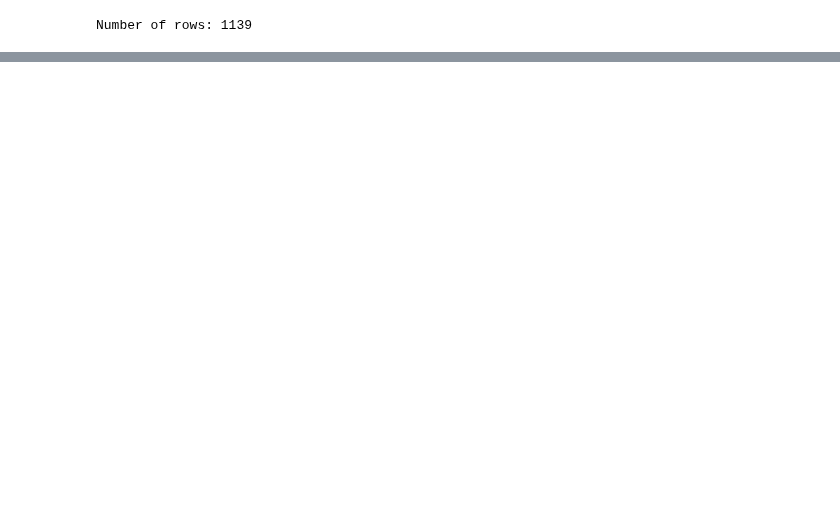
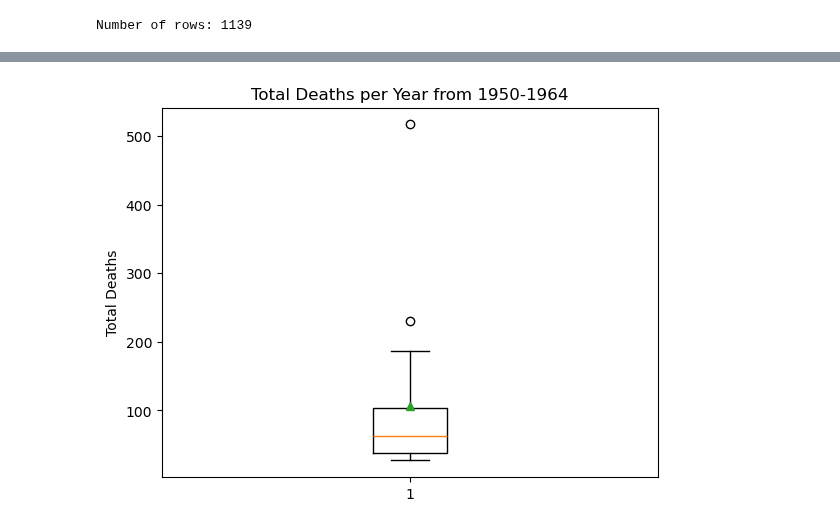
Before and after one commit to elizabethmorgan26/team1, a Jupyter notebook: 1950-1964_df.ipynb, the cells around one changed output, grey strips where cells are left out. Saved outputs shown, nothing was run; the diff lists cells and outputs as text; code cells hidden in the pictures; blank space fills up the shorter version.

Commit message:
6th commit - adding box and whisker plots

```diff
--- a/1950-1964_df.ipynb
+++ b/1950-1964_df.ipynb
@@ -341,3 +333,6 @@ reordernarrow_df.head(25)
 # %%
 # Export the narrowed data into a csv
 reordernarrow_df.to_csv("reorder_narrow_df_1950-1964.csv")
+# %%
+year_deaths_df = reordernarrow_df[['YEAR', 'TOTAL DEATHS']]
+year_deaths_df
@@ -343,0 +353,3 @@ reordernarrow_df.to_csv("reorder_narrow_df_1950-1964.csv")
+# %%
+combined_year_deaths_df = year_deaths_df.groupby('YEAR')['TOTAL DEATHS'].sum().reset_index()
+combined_year_deaths_df
@@ -343,0 +404,9 @@ reordernarrow_df.to_csv("reorder_narrow_df_1950-1964.csv")
+# %%
+fig1, ax1 = plt.subplots()
+ax1.set_title('Total Deaths per Year from 1950-1964')
+ax1.set_ylabel('Total Deaths')
+ax1.boxplot(combined_year_deaths_df['TOTAL DEATHS'], showmeans=True)
+plt.savefig('box_whisker_1950-1964.png')
+plt.show()
+# %% [output]
+[figure, added]
```
Also changed, not shown: parts of 5 cells of this notebook, 4 other files.
